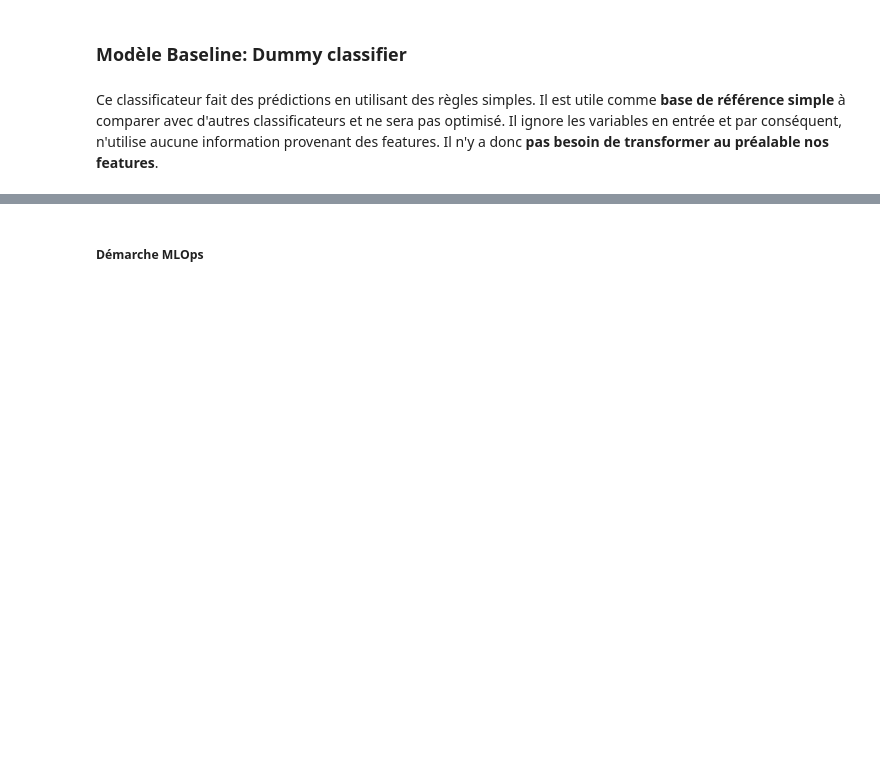
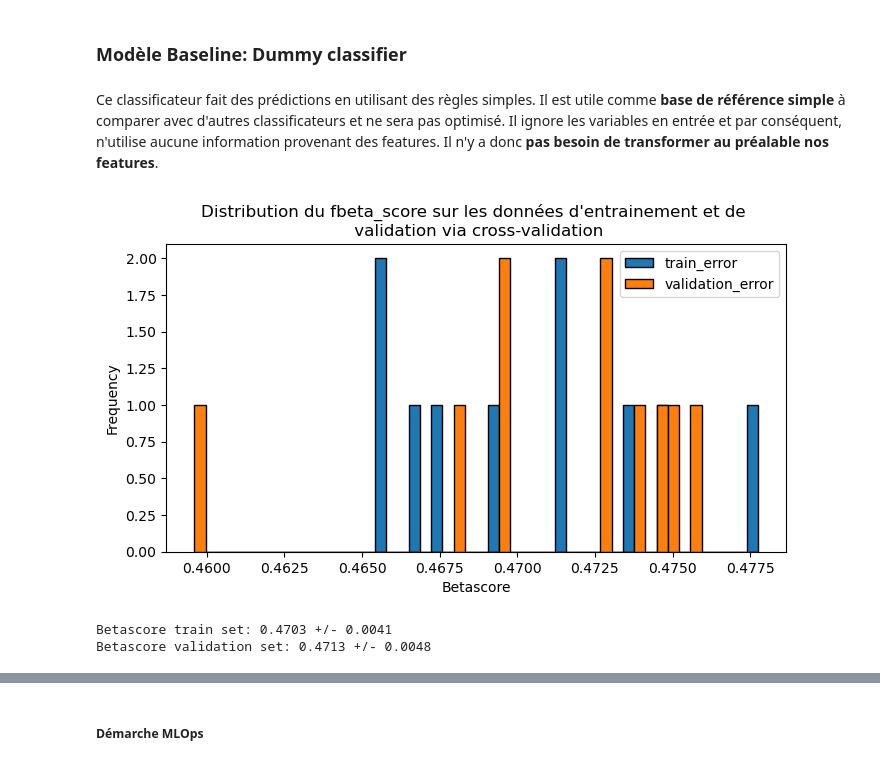
Before and after one commit to Milie-Mimi/OC_DS_Project7_, a Jupyter notebook: GROSCHENE_Emilie_2_model_032023.ipynb, the cells around one changed output, grey strips where cells are left out. Cells and saved outputs as stored; diff of their text form; code cells hidden in the pictures; blank space fills up the shorter version.

```diff
--- a/GROSCHENE_Emilie_2_model_032023.ipynb
+++ b/GROSCHENE_Emilie_2_model_032023.ipynb
@@ -596,0 +629,4 @@ Nous mettrons également l'**accuracy** et l'**AUC** comme éléments de compara
+# %%
+pipeline_beta = fct_model.pipeline_model(model = LogisticRegression(class_weight='balanced'),
+                                         preprocessor = StandardScaler())
+pipeline_beta.fit(X_train, y_train)
@@ -648,3 +694,26 @@ dummy, dummy_params, dummy_name, dummy_duration = fct_model.best_model(model_nam
+# %%
+(dummy, dummy_params,
+ dummy_name, dummy_duration) = fct_model.best_model(model_name = 'Baseline - Dummy classifier',
+                                                    model = DummyClassifier(random_state = 42),
+                                                    cv = KFold(n_splits = 5,
+                                                               shuffle = True,
+                                                               random_state = 42),
+                                                    xtrain = X_train,
+                                                    ytrain = y_train,
+                                                    preprocessor = StandardScaler(),
+                                                    params = {'classifier__strategy' : ['most_frequent','prior',
+                                                                                        'stratified', 'uniform'],},
+                                                    scoring = make_scorer(fbeta_score, beta=9),
+                                                    xtest = X_test,
+                                                    ytest = y_test,
+                                                    oversampling_strategy = 0.1,
+                                                    undersampling_strategy = 0.5,
+                                                    balanced = False,
+                                                    Randomized = False)
+# %% [output]
+[figure, added]
+Betascore train set: 0.4703 +/- 0.0041
+Betascore validation set: 0.4713 +/- 0.0048
 # %%
 dummy_params
 # %% [output]
```
Also changed, not shown: parts of 176 cells of this notebook.
